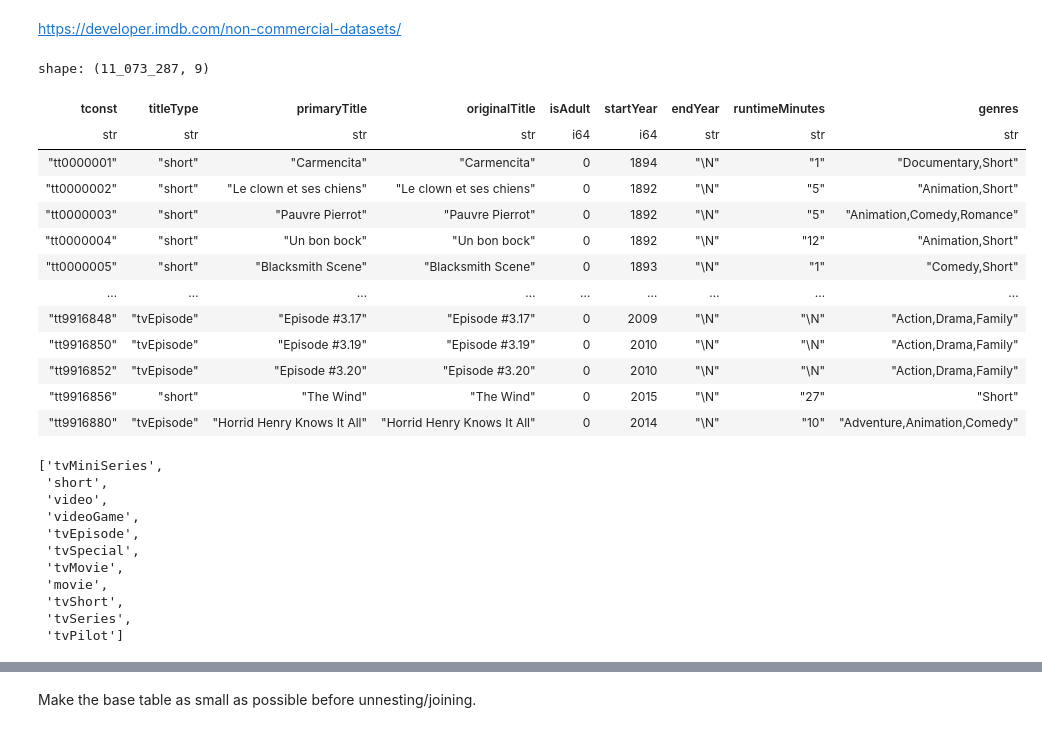
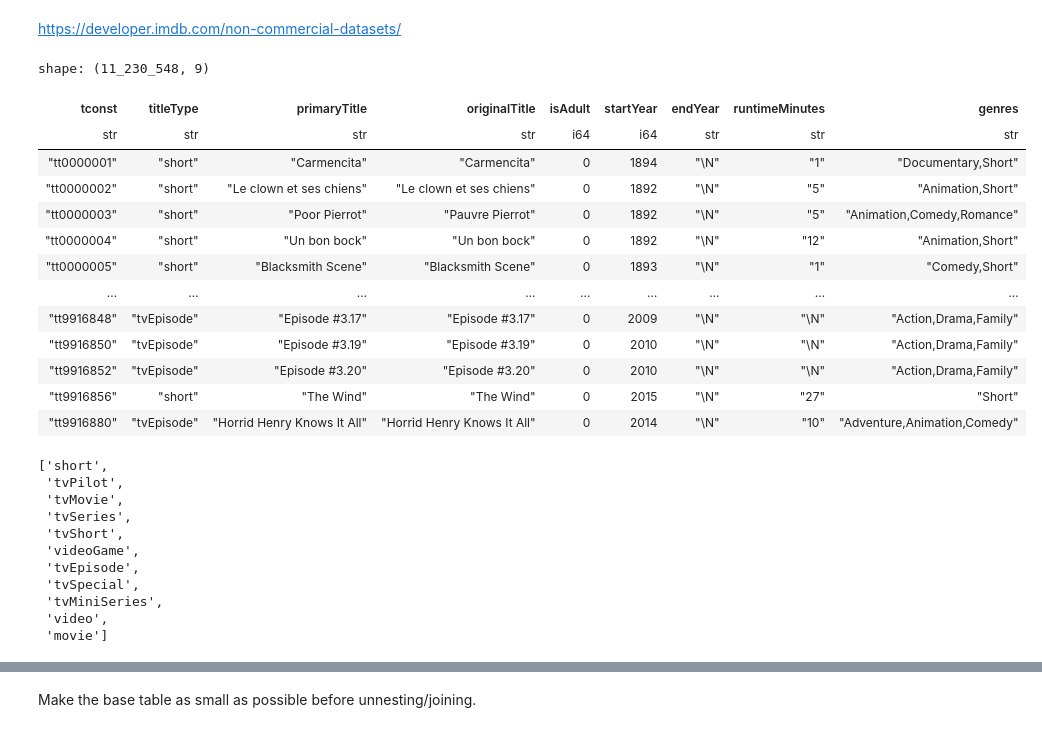
Before and after one commit to minimaxir/imdb-embeddings, a Jupyter notebook: imdb_polars_etl_test.ipynb, the cells around one changed output, grey strips where cells are left out. Drawn from its saved outputs; the diff is of its cells as text; code cells hidden in the pictures.

```diff
--- a/imdb_polars_etl_test.ipynb
+++ b/imdb_polars_etl_test.ipynb
@@ -6,18 +7,21 @@ import os
 # %%
 data_dir = "/Users/maxwoolf/Downloads"
 
 df_titles = pl.read_csv(
-    os.path.join(data_dir, "title.basics.tsv.gz"), separator="\t", ignore_errors=True
+    os.path.join(data_dir, "title.basics.tsv.gz"),
+    separator="\t",
+    ignore_errors=True,
+    quote_char=None,
 )
 
 df_titles
 # %% [output]
-shape: (11_073_287, 9)
+shape: (11_230_548, 9)
 | tconst | titleType | primaryTitle | originalTitle | isAdult | startYear | endYear | runtimeMinutes | genres |
 | str | str | str | str | i64 | i64 | str | str | str |
 | "tt0000001" | "short" | "Carmencita" | "Carmencita" | 0 | 1894 | "\N" | "1" | "Documentary,Short" |
 | "tt0000002" | "short" | "Le clown et ses chiens" | "Le clown et ses chiens" | 0 | 1892 | "\N" | "5" | "Animation,Short" |
-| "tt0000003" | "short" | "Pauvre Pierrot" | "Pauvre Pierrot" | 0 | 1892 | "\N" | "5" | "Animation,Comedy,Romance" |
+| "tt0000003" | "short" | "Poor Pierrot" | "Pauvre Pierrot" | 0 | 1892 | "\N" | "5" | "Animation,Comedy,Romance" |
 | "tt0000004" | "short" | "Un bon bock" | "Un bon bock" | 0 | 1892 | "\N" | "12" | "Animation,Short" |
 | "tt0000005" | "short" | "Blacksmith Scene" | "Blacksmith Scene" | 0 | 1893 | "\N" | "1" | "Comedy,Short" |
 | … | … | … | … | … | … | … | … | … |
@@ -29,17 +33,17 @@ shape: (11_073_287, 9)
 # %%
 df_titles["titleType"].unique().to_list()
 # %% [output]
-['tvMiniSeries',
- 'short',
- 'video',
+['short',
+ 'tvPilot',
+ 'tvMovie',
+ 'tvSeries',
+ 'tvShort',
  'videoGame',
  'tvEpisode',
  'tvSpecial',
- 'tvMovie',
- 'movie',
- 'tvShort',
- 'tvSeries',
- 'tvPilot']
+ 'tvMiniSeries',
+ 'video',
+ 'movie']
 # %%
 df_titles = df_titles.filter(pl.col("titleType").is_in(["movie", "tvMovie"]))
 df_titles
```
Also changed, not shown: parts of 10 cells of this notebook.
